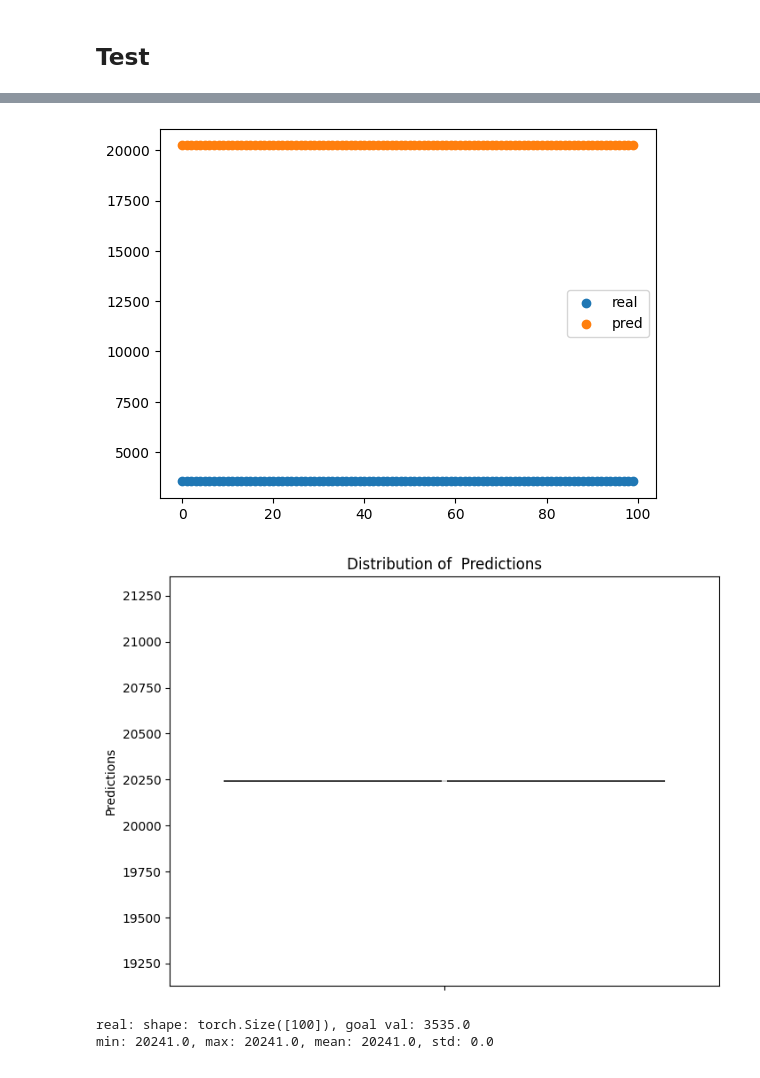
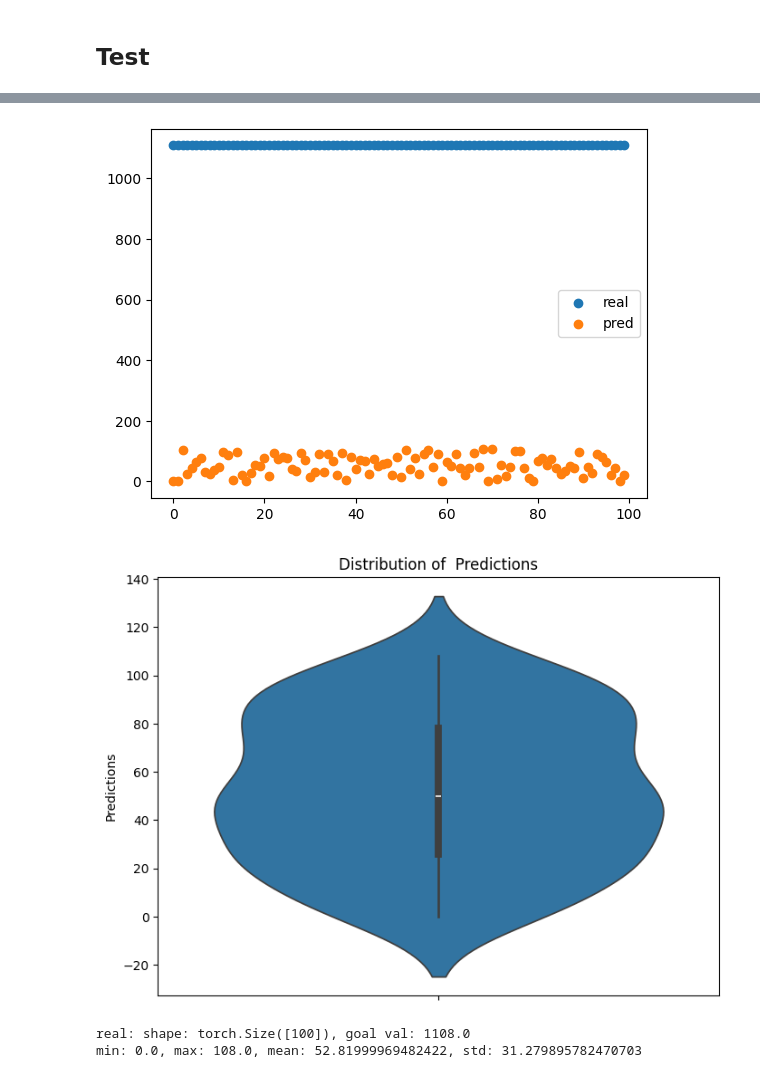
Before and after one commit to JoeyShapiro/GPT-Scratch-TimeSeries, a Jupyter notebook: gpt-timeseries.ipynb, the cells around one changed output, grey strips where cells are left out. Drawn from its saved outputs; the diff is of its cells as text; code cells hidden in the pictures.

Commit message:
better test

```diff
--- a/gpt-timeseries.ipynb
+++ b/gpt-timeseries.ipynb
@@ -177,10 +177,9 @@ import pandas as pd
 import numpy as np
 
 class GPTDataset(Dataset):
-    def __init__(self, stride=128, window=None, files=None):
+    def __init__(self, stride=128, window=None, files=None, max_length=1024):
         self.files = files
 
-        max_length = 1024
         dataset = []
         df = pd.read_csv('exchange_rate.txt', header=None)
         df = df.dropna() # i think axis=1 drops columns
@@ -401,9 +400,11 @@ import matplotlib.pyplot as plt
 import seaborn as sns
 from tqdm import tqdm
 
+test_dataset = GPTDataset(files=['exchange_rate.txt'], max_length=512)
+
 # Generate text
 output = model.generate(
-    train_dataset[0]['input_ids'].unsqueeze(0),
+    test_dataset[0]['input_ids'].unsqueeze(0),
     # max_length=512,
     max_new_tokens=1,
     # temperature=0.7,
@@ -412,34 +413,35 @@ output = model.generate(
     # do_sample=True
 )
 
-print(output.shape, output)
 torch.set_printoptions(profile='full')
 print('start')
-print('real',train_dataset[0]['labels'][:32])
+print('real',test_dataset[0]['labels'][:32])
 print('pred',output[0][1:33])
 print('middle (1020:1050)')
-print('real',train_dataset[0]['labels'][1000:1050])
+print('real',test_dataset[0]['labels'][1000:1050])
 print('pred',output[0][1001:1051])
 print('end')
-print('real',train_dataset[0]['labels'][-32:])
+print('real',test_dataset[0]['labels'][-32:])
 print('pred',output[0][-32:])
 torch.set_printoptions(profile='default')
 
 # create scatter plot
 n = 100
 m = 1
-real = torch.full_like(torch.zeros(n), train_dataset[0]['labels'][-1])
+
+# not sure how to line up the real and pred when using different size. so i will just change dataset size
+real = torch.full_like(torch.zeros(n), test_dataset[0]['labels'][-1])
 pred = torch.zeros(n)
 
 pbar = tqdm(range(0, n, m), total=n)
 for i in pbar:
     output = model.generate(
-        train_dataset[0]['input_ids'].unsqueeze(0),
+        test_dataset[0]['input_ids'][:512].unsqueeze(0),
         max_new_tokens=1,
     )
 
     for j in range(m): # -1
-        pred[i+j] = output[j][1023-1].cpu() # have to do this to get the value
+        pred[i+j] = output[j][512-1].cpu() # have to do this to get the value
     pbar.update(m)
 
 # create scatter plot
@@ -479,4 +481,4 @@ pred tensor([24509, 29553, 25105,  9664, 39821,  1989, 19933,  3149, 25020, 2987
-[figure, old version]
+[figure, new version]
-[figure, old version]
+[figure, new version]
-real: shape: torch.Size([100]), goal val: 3535.0
-min: 20241.0, max: 20241.0, mean: 20241.0, std: 0.0
+real: shape: torch.Size([100]), goal val: 1108.0
+min: 0.0, max: 108.0, mean: 52.81999969482422, std: 31.279895782470703
```
Also changed, not shown: parts of 2 cells of this notebook.
